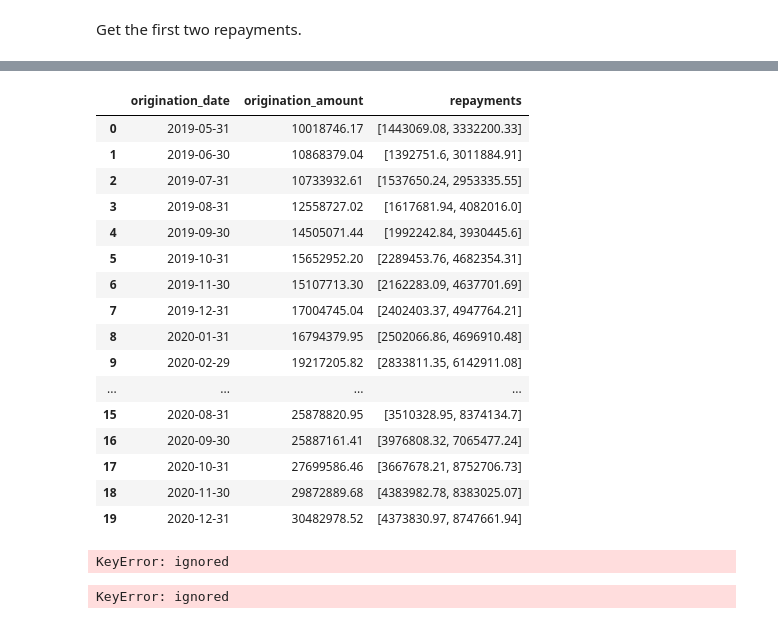
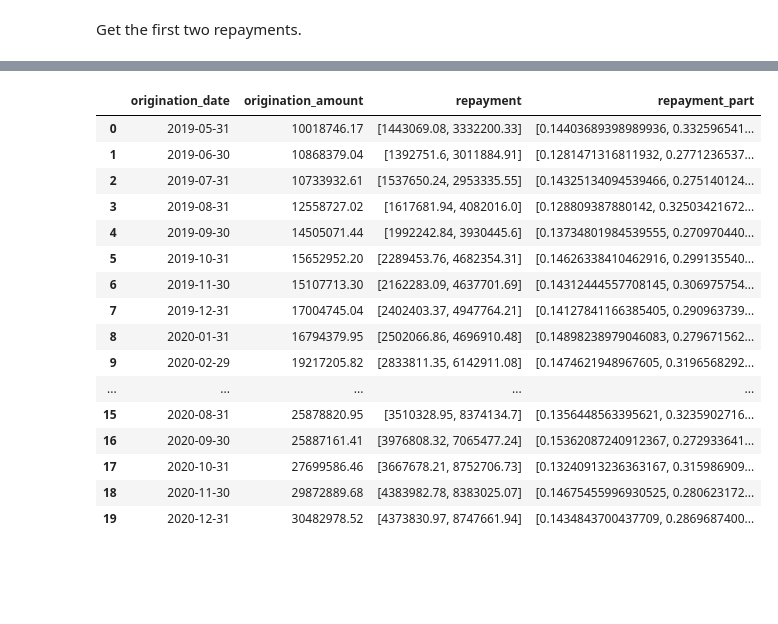
Before and after one commit to nug1209/PwC_Switzerland_Digital_Intelligence_Virtual_Case_Experience, a Jupyter notebook: PwC_Task_3.ipynb, the cells around one changed output, grey strips where cells are left out. Cells and saved outputs as stored; diff of their text form; code cells hidden in the pictures; blank space fills up the shorter version.

```diff
--- a/PwC_Task_3.ipynb
+++ b/PwC_Task_3.ipynb
@@ -138,6 +124,6 @@ df1
 # %% [markdown]
 Get the first two repayments.
 # %%
-two_repayments = df.groupby('origination_date')['repayment_amount'].apply(list).reset_index(name='repayments')['repayments'].apply(lambda x: x[0: 2])
-df2 = pd.DataFrame(two_repayments, columns=['repayments'])
-df2
+two_repayments = df.groupby('origination_date')['repayment_amount'].apply(list).reset_index(name='repayment')['repayment'].apply(lambda x: x[0: 2])
+df2 = pd.DataFrame(two_repayments, columns=['repayment'])
+# df2
@@ -162,43 +130,31 @@ df2
 # %%
 df_agg = pd.concat([df1, df2], axis=1)
-df_agg
+# df_agg
-# %% [output]
-|  | origination_date | origination_amount | repayments |
-| 0 | 2019-05-31 | 10018746.17 | [1443069.08, 3332200.33] |
-| 1 | 2019-06-30 | 10868379.04 | [1392751.6, 3011884.91] |
-| 2 | 2019-07-31 | 10733932.61 | [1537650.24, 2953335.55] |
-| 3 | 2019-08-31 | 12558727.02 | [1617681.94, 4082016.0] |
-| 4 | 2019-09-30 | 14505071.44 | [1992242.84, 3930445.6] |
-| 5 | 2019-10-31 | 15652952.20 | [2289453.76, 4682354.31] |
-| 6 | 2019-11-30 | 15107713.30 | [2162283.09, 4637701.69] |
-| 7 | 2019-12-31 | 17004745.04 | [2402403.37, 4947764.21] |
-| 8 | 2020-01-31 | 16794379.95 | [2502066.86, 4696910.48] |
-| 9 | 2020-02-29 | 19217205.82 | [2833811.35, 6142911.08] |
-| ... | ... | ... | ... |
-| 15 | 2020-08-31 | 25878820.95 | [3510328.95, 8374134.7] |
-| 16 | 2020-09-30 | 25887161.41 | [3976808.32, 7065477.24] |
-| 17 | 2020-10-31 | 27699586.46 | [3667678.21, 8752706.73] |
-| 18 | 2020-11-30 | 29872889.68 | [4383982.78, 8383025.07] |
-| 19 | 2020-12-31 | 30482978.52 | [4373830.97, 8747661.94] |
-# %%
-# df['c'] = df.apply(lambda row: row.a + row.b, axis=1)
-
-def results(a, b):
-  return [100* i / b for i in a]
-  # [val/number for val in sample_list]
-
-
-results([1, 2, 3], 10)
-
-# df['percent'] = df.apply(lambda x: results(df['repayments'], df['origination_amount']), axis=1)
-
-df['percent'] = df.apply(results(df['repayments'], df['origination_amount']), axis=1)
-# %% [output]
-KeyError: ignored
-# %%
-df_agg['repayment_percentages'] = df['repayments'].apply(lambda x: 100 * x / df['origination_amount'])
-
-df_agg
-# %% [output]
-KeyError: ignored
+# %%
+# def repayment_percent(a, b):
+#   return [100* i / b for i in a]
+
+def repayment_part(a, b):
+  return [i / b for i in a]
+# %%
+df_agg['repayment_part'] = df_agg.apply(lambda row: repayment_part(row['repayment'], row['origination_amount']), axis=1)
+df_agg
+# %% [output]
+|  | origination_date | origination_amount | repayment | repayment_part |
+| 0 | 2019-05-31 | 10018746.17 | [1443069.08, 3332200.33] | [0.14403689398989936, 0.332596541... |
+| 1 | 2019-06-30 | 10868379.04 | [1392751.6, 3011884.91] | [0.1281471316811932, 0.2771236537... |
+| 2 | 2019-07-31 | 10733932.61 | [1537650.24, 2953335.55] | [0.14325134094539466, 0.275140124... |
+| 3 | 2019-08-31 | 12558727.02 | [1617681.94, 4082016.0] | [0.128809387880142, 0.32503421672... |
+| 4 | 2019-09-30 | 14505071.44 | [1992242.84, 3930445.6] | [0.13734801984539555, 0.270970440... |
+| 5 | 2019-10-31 | 15652952.20 | [2289453.76, 4682354.31] | [0.14626338410462916, 0.299135540... |
+| 6 | 2019-11-30 | 15107713.30 | [2162283.09, 4637701.69] | [0.14312444557708145, 0.306975754... |
+| 7 | 2019-12-31 | 17004745.04 | [2402403.37, 4947764.21] | [0.14127841166385405, 0.290963739... |
+| 8 | 2020-01-31 | 16794379.95 | [2502066.86, 4696910.48] | [0.14898238979046083, 0.279671562... |
+| 9 | 2020-02-29 | 19217205.82 | [2833811.35, 6142911.08] | [0.1474621948967605, 0.3196568292... |
+| ... | ... | ... | ... | ... |
+| 15 | 2020-08-31 | 25878820.95 | [3510328.95, 8374134.7] | [0.1356448563395621, 0.3235902716... |
+| 16 | 2020-09-30 | 25887161.41 | [3976808.32, 7065477.24] | [0.15362087240912367, 0.272933641... |
+| 17 | 2020-10-31 | 27699586.46 | [3667678.21, 8752706.73] | [0.13240913236363167, 0.315986909... |
+| 18 | 2020-11-30 | 29872889.68 | [4383982.78, 8383025.07] | [0.14675455996930525, 0.280623172... |
+| 19 | 2020-12-31 | 30482978.52 | [4373830.97, 8747661.94] | [0.1434843700437709, 0.2869687400... |
 # %%
```
Also changed, not shown: parts of 19 cells of this notebook.
